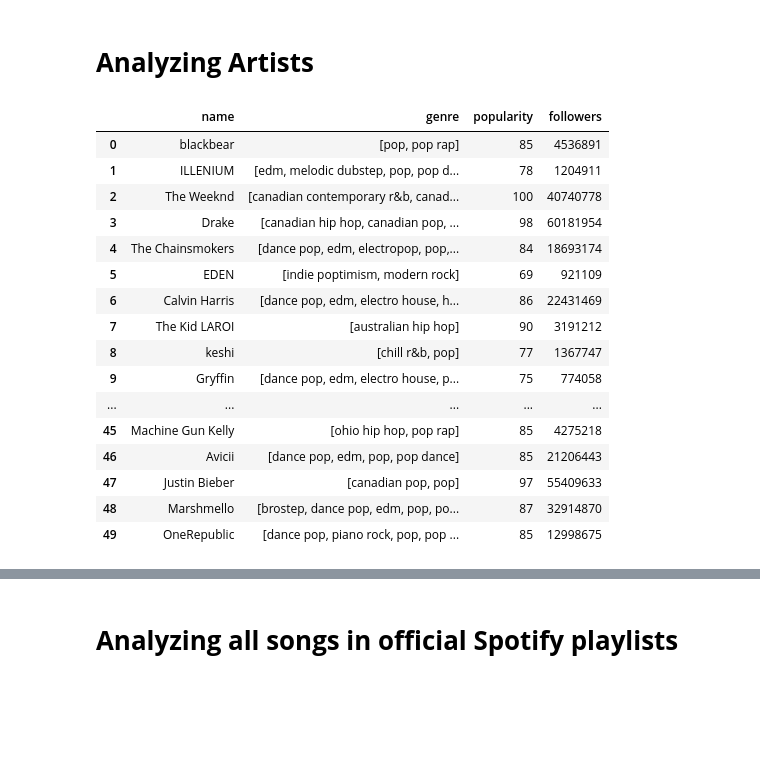
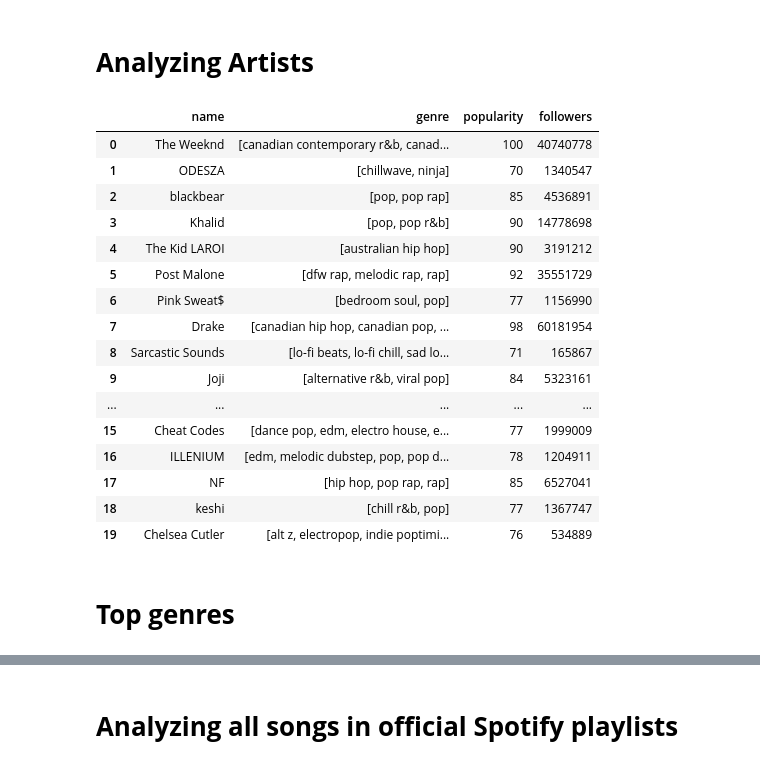
Before and after one commit to jonathanyin12/spotify-analysis, a Jupyter notebook: explore.ipynb, the cells around one changed output, grey strips where cells are left out. Saved outputs shown, nothing was run; the diff lists cells and outputs as text; code cells hidden in the pictures; blank space fills up the shorter version.

Commit message:
Add top genres

```diff
--- a/explore.ipynb
+++ b/explore.ipynb
@@ -60,23 +59,25 @@ recent
 # %%
 from artists import get_top_artists
 
-top_artists = get_top_artists(time_range='medium_term')
+top_artists = get_top_artists(time_range='long_term', limit=20)
 top_artists
 # %% [output]
 |  | name | genre | popularity | followers |
-| 0 | blackbear | [pop, pop rap] | 85 | 4536891 |
-| 1 | ILLENIUM | [edm, melodic dubstep, pop, pop d... | 78 | 1204911 |
-| 2 | The Weeknd | [canadian contemporary r&b, canad... | 100 | 40740778 |
-| 3 | Drake | [canadian hip hop, canadian pop, ... | 98 | 60181954 |
-| 4 | The Chainsmokers | [dance pop, edm, electropop, pop,... | 84 | 18693174 |
-| 5 | EDEN | [indie poptimism, modern rock] | 69 | 921109 |
-| 6 | Calvin Harris | [dance pop, edm, electro house, h... | 86 | 22431469 |
-| 7 | The Kid LAROI | [australian hip hop] | 90 | 3191212 |
-| 8 | keshi | [chill r&b, pop] | 77 | 1367747 |
-| 9 | Gryffin | [dance pop, edm, electro house, p... | 75 | 774058 |
+| 0 | The Weeknd | [canadian contemporary r&b, canad... | 100 | 40740778 |
+| 1 | ODESZA | [chillwave, ninja] | 70 | 1340547 |
+| 2 | blackbear | [pop, pop rap] | 85 | 4536891 |
+| 3 | Khalid | [pop, pop r&b] | 90 | 14778698 |
+| 4 | The Kid LAROI | [australian hip hop] | 90 | 3191212 |
+| 5 | Post Malone | [dfw rap, melodic rap, rap] | 92 | 35551729 |
+| 6 | Pink Sweat$ | [bedroom soul, pop] | 77 | 1156990 |
+| 7 | Drake | [canadian hip hop, canadian pop, ... | 98 | 60181954 |
+| 8 | Sarcastic Sounds | [lo-fi beats, lo-fi chill, sad lo... | 71 | 165867 |
+| 9 | Joji | [alternative r&b, viral pop] | 84 | 5323161 |
 | ... | ... | ... | ... | ... |
-| 45 | Machine Gun Kelly | [ohio hip hop, pop rap] | 85 | 4275218 |
-| 46 | Avicii | [dance pop, edm, pop, pop dance] | 85 | 21206443 |
-| 47 | Justin Bieber | [canadian pop, pop] | 97 | 55409633 |
-| 48 | Marshmello | [brostep, dance pop, edm, pop, po... | 87 | 32914870 |
-| 49 | OneRepublic | [dance pop, piano rock, pop, pop ... | 85 | 12998675 |
+| 15 | Cheat Codes | [dance pop, edm, electro house, e... | 77 | 1999009 |
+| 16 | ILLENIUM | [edm, melodic dubstep, pop, pop d... | 78 | 1204911 |
+| 17 | NF | [hip hop, pop rap, rap] | 85 | 6527041 |
+| 18 | keshi | [chill r&b, pop] | 77 | 1367747 |
+| 19 | Chelsea Cutler | [alt z, electropop, indie poptimi... | 76 | 534889 |
+# %% [markdown]
+# **Top genres**
```
Also changed, not shown: parts of 6 cells of this notebook, 1 other file.
